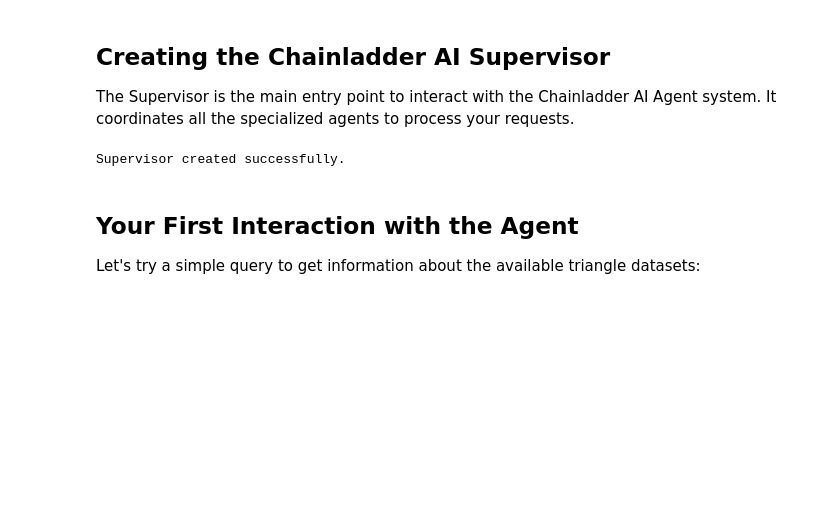
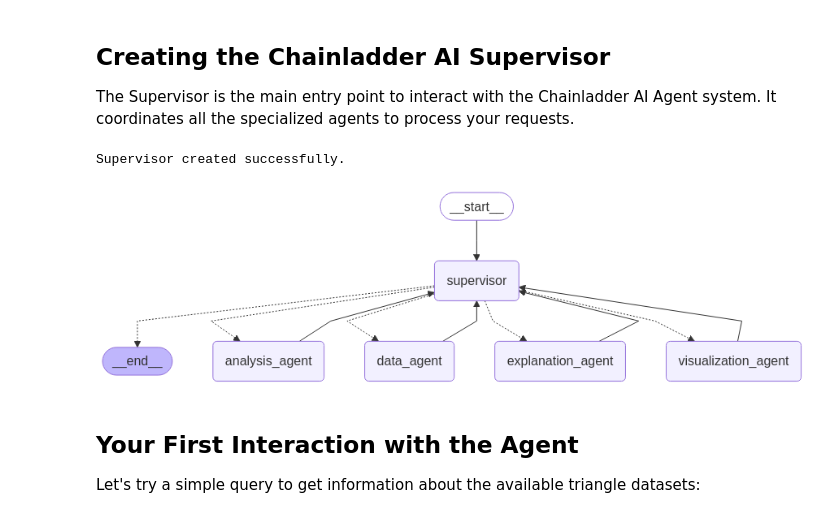
Before and after one commit to problemofpoints/chainladder-python-agent, a Jupyter notebook: notebooks/01_introduction.ipynb, the cells around one changed output. Saved outputs shown, nothing was run; the diff lists cells and outputs as text; code cells hidden in the pictures; blank space fills up the shorter version.

```diff
--- a/notebooks/01_introduction.ipynb
+++ b/notebooks/01_introduction.ipynb
@@ -62,6 +62,13 @@ supervisor = create_chainladder_supervisor(api_key=api_key)
 print("Supervisor created successfully.")
 # %% [output]
 Supervisor created successfully.
+# %%
+# multi-agent structure
+from IPython.display import Image, display
+
+display(Image(supervisor.get_graph().draw_mermaid_png()))
+# %% [output]
+[figure, added]
 # %% [markdown]
 ## Your First Interaction with the Agent
 
```
Also changed, not shown: 17 other files.
